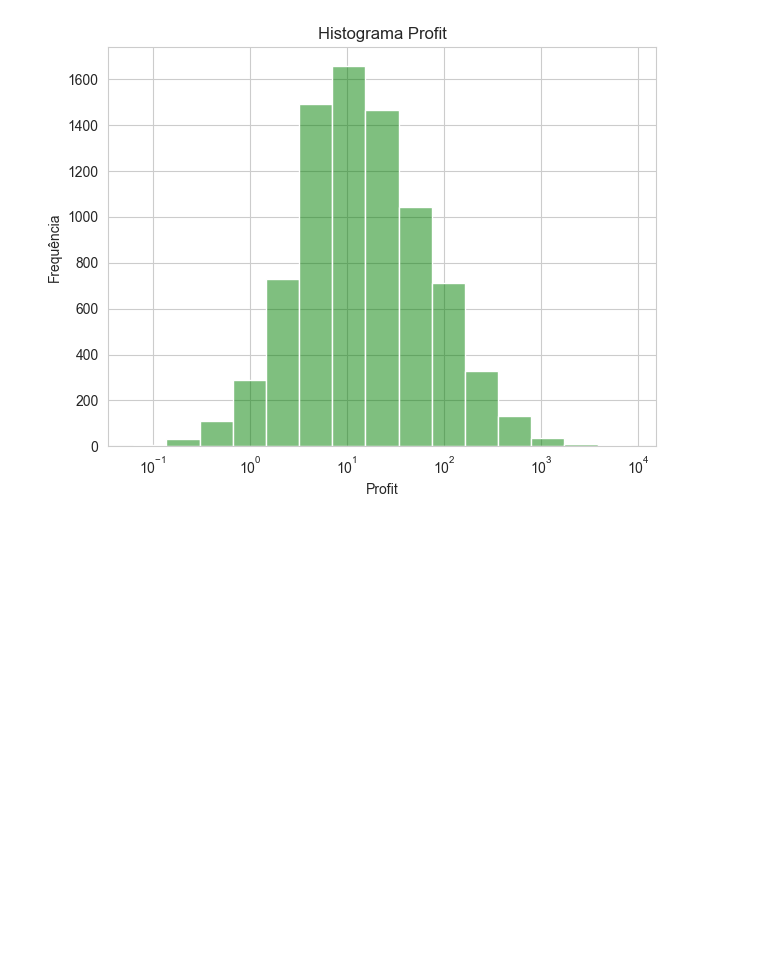
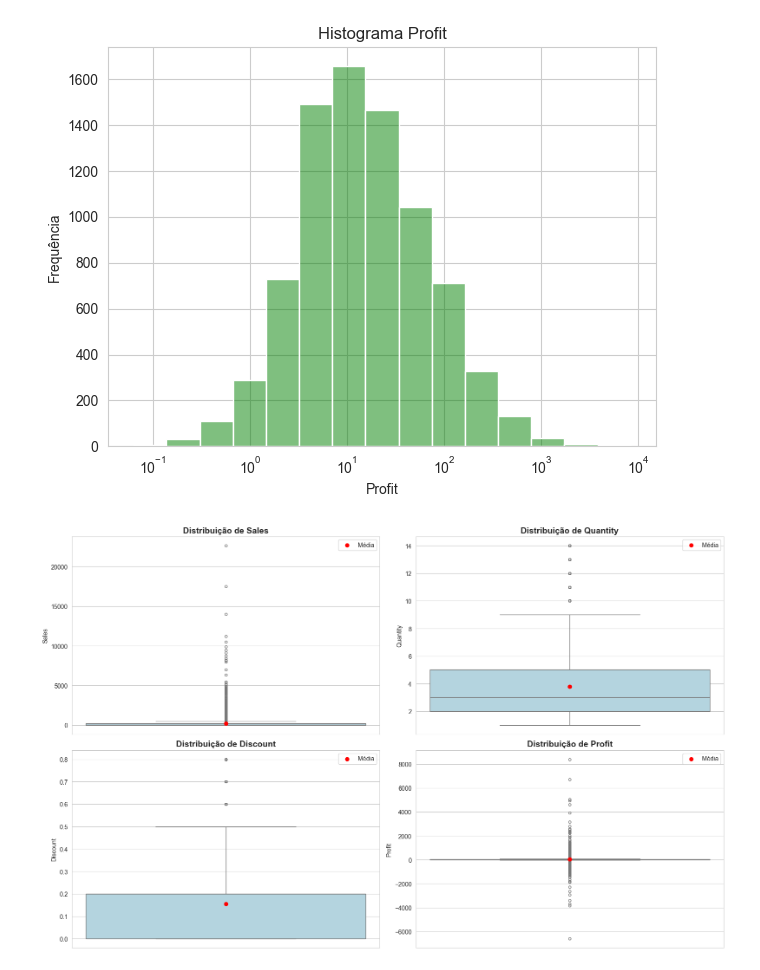
Before and after one commit to MaluAbrami/trabAnaliseDeDados, a Jupyter notebook: notebooks/Trabalho.ipynb, the cells around one changed output. Drawn from its saved outputs; the diff is of its cells as text; code cells hidden in the pictures; blank space fills up the shorter version.

Commit message:
add box-plot das variaveis numericas

```diff
--- a/notebooks/Trabalho.ipynb
+++ b/notebooks/Trabalho.ipynb
@@ -222,3 +222,31 @@ plt.show()
 [figure]
 [figure]
 [figure]
+# %%
+# Definir estilo
+sns.set_style("whitegrid")
+
+# Lista de variáveis
+variaveis = ["Sales", "Quantity", "Discount", "Profit"]
+
+# Criar subplots
+fig, axes = plt.subplots(2, 2, figsize=(16, 10))
+axes = axes.flatten()
+
+# Plotar boxplots
+for i, var in enumerate(variaveis):
+    sns.boxplot(data=df, y=var, ax=axes[i], color='lightblue', width=0.4, fliersize=4)
+    mean_val = df[var].mean()
+
+    # Adicionar ponto da média
+    axes[i].scatter(0, mean_val, color='red', zorder=5, label='Média')
+
+    axes[i].set_title(f'Distribuição de {var}', fontsize=14, weight='bold')
+    axes[i].set_ylabel(var)
+    axes[i].set_xlabel('')
+    axes[i].legend()
+
+plt.tight_layout()
+plt.show()
+# %% [output]
+[figure, added]
```
